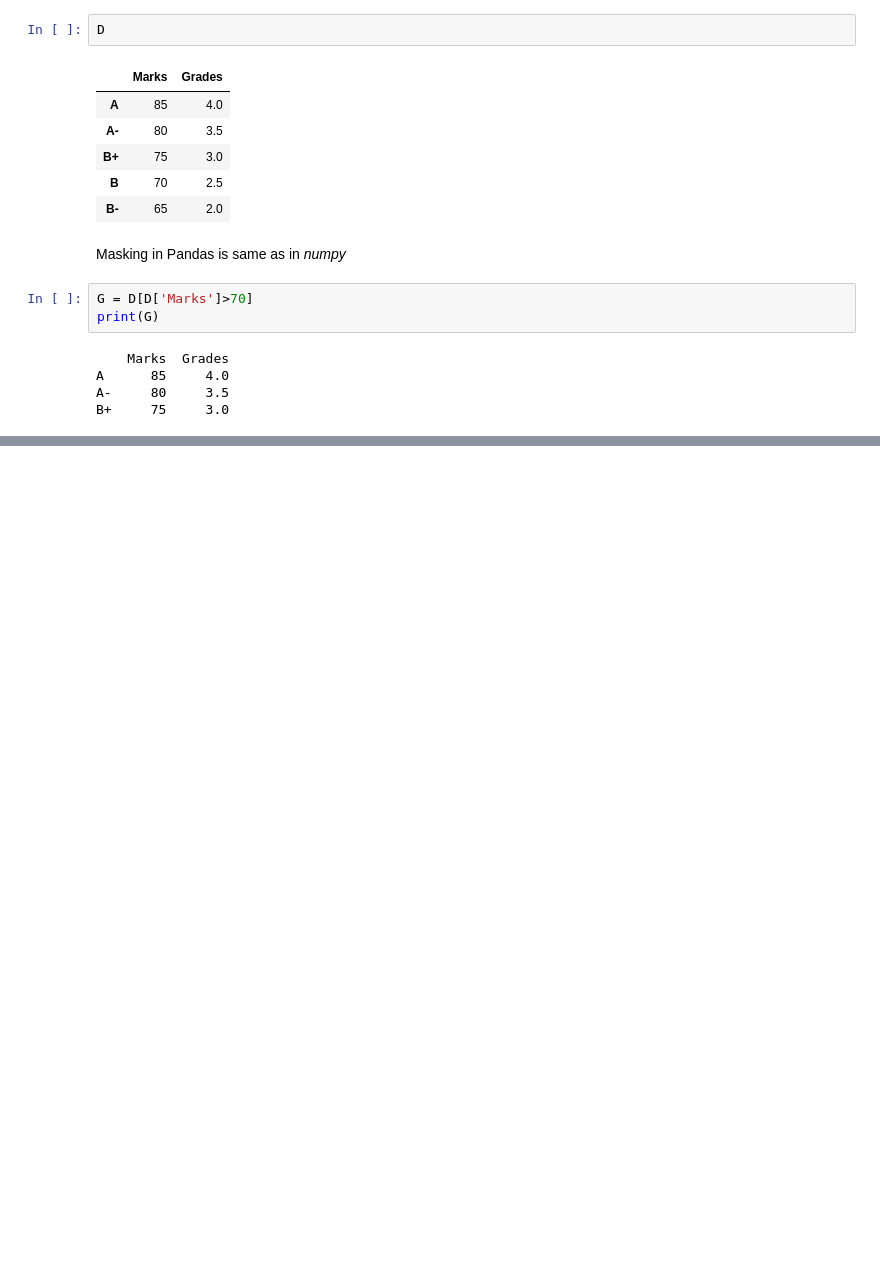
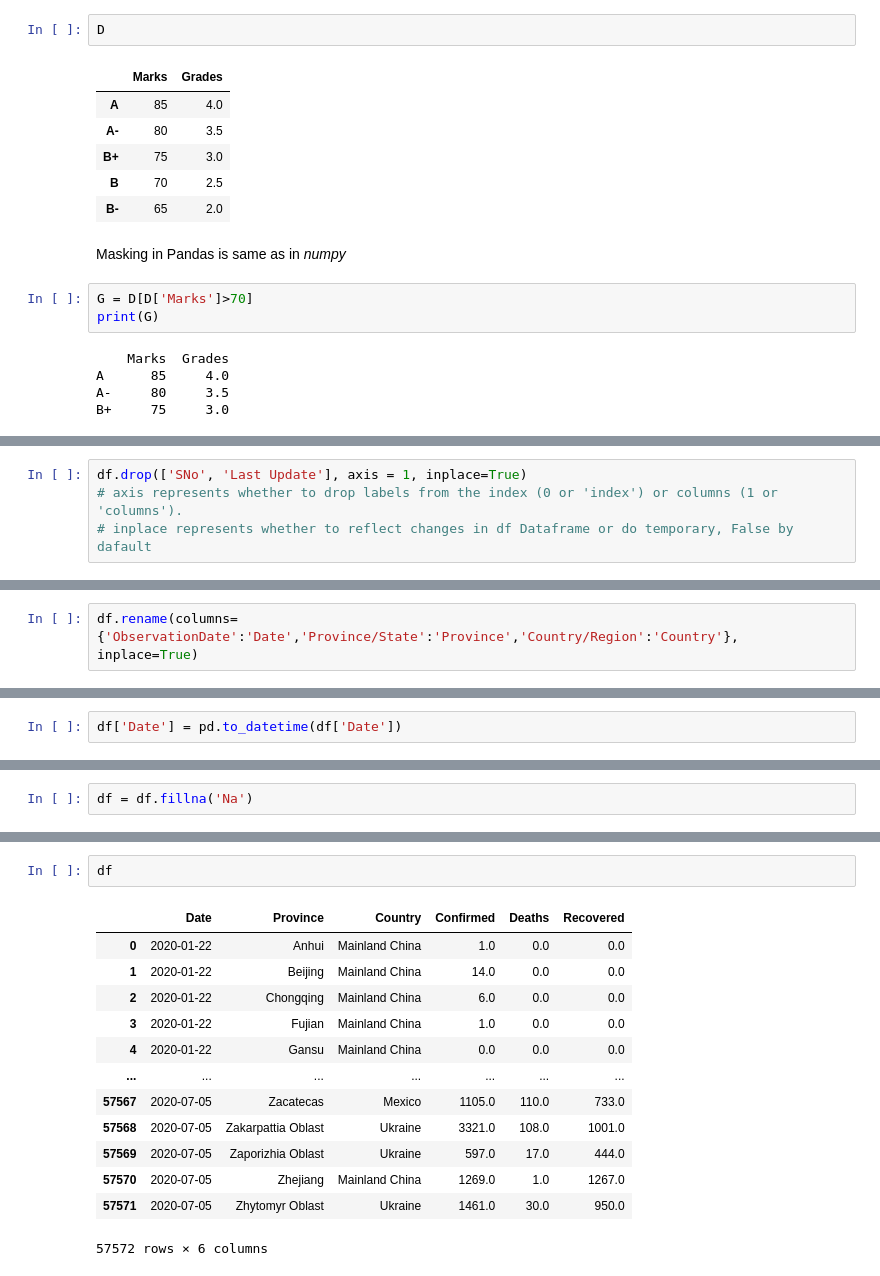
Before and after one commit to DaudAhmad0303/Python-for-data-science-practice, a Jupyter notebook: Step Into Data Science.ipynb, the cells around one changed output, grey strips where cells are left out. Cells and saved outputs as stored; diff of their text form; blank space fills up the shorter version.

```diff
--- a/Step Into Data Science.ipynb
+++ b/Step Into Data Science.ipynb
@@ -853,0 +969,4 @@ B+     75     3.0
+# %%
+df.drop(['SNo', 'Last Update'], axis = 1, inplace=True)
+# axis represents whether to drop labels from the index (0 or 'index') or columns (1 or 'columns').
+# inplace represents whether to reflect changes in df Dataframe or do temporary, False by dafault
@@ -853,0 +984,2 @@ B+     75     3.0
+# %%
+df.rename(columns={'ObservationDate':'Date','Province/State':'Province','Country/Region':'Country'}, inplace=True)
@@ -853,0 +997,2 @@ B+     75     3.0
+# %%
+df['Date'] = pd.to_datetime(df['Date'])
@@ -853,0 +1040,2 @@ B+     75     3.0
+# %%
+df = df.fillna('Na')
@@ -853,0 +1067,16 @@ B+     75     3.0
+# %%
+df
+# %% [output]
+|  | Date | Province | Country | Confirmed | Deaths | Recovered |
+| 0 | 2020-01-22 | Anhui | Mainland China | 1.0 | 0.0 | 0.0 |
+| 1 | 2020-01-22 | Beijing | Mainland China | 14.0 | 0.0 | 0.0 |
+| 2 | 2020-01-22 | Chongqing | Mainland China | 6.0 | 0.0 | 0.0 |
+| 3 | 2020-01-22 | Fujian | Mainland China | 1.0 | 0.0 | 0.0 |
+| 4 | 2020-01-22 | Gansu | Mainland China | 0.0 | 0.0 | 0.0 |
+| ... | ... | ... | ... | ... | ... | ... |
+| 57567 | 2020-07-05 | Zacatecas | Mexico | 1105.0 | 110.0 | 733.0 |
+| 57568 | 2020-07-05 | Zakarpattia Oblast | Ukraine | 3321.0 | 108.0 | 1001.0 |
+| 57569 | 2020-07-05 | Zaporizhia Oblast | Ukraine | 597.0 | 17.0 | 444.0 |
+| 57570 | 2020-07-05 | Zhejiang | Mainland China | 1269.0 | 1.0 | 1267.0 |
+| 57571 | 2020-07-05 | Zhytomyr Oblast | Ukraine | 1461.0 | 30.0 | 950.0 |
+57572 rows × 6 columns
```
Also changed, not shown: parts of 36 cells of this notebook, 1 other file.
